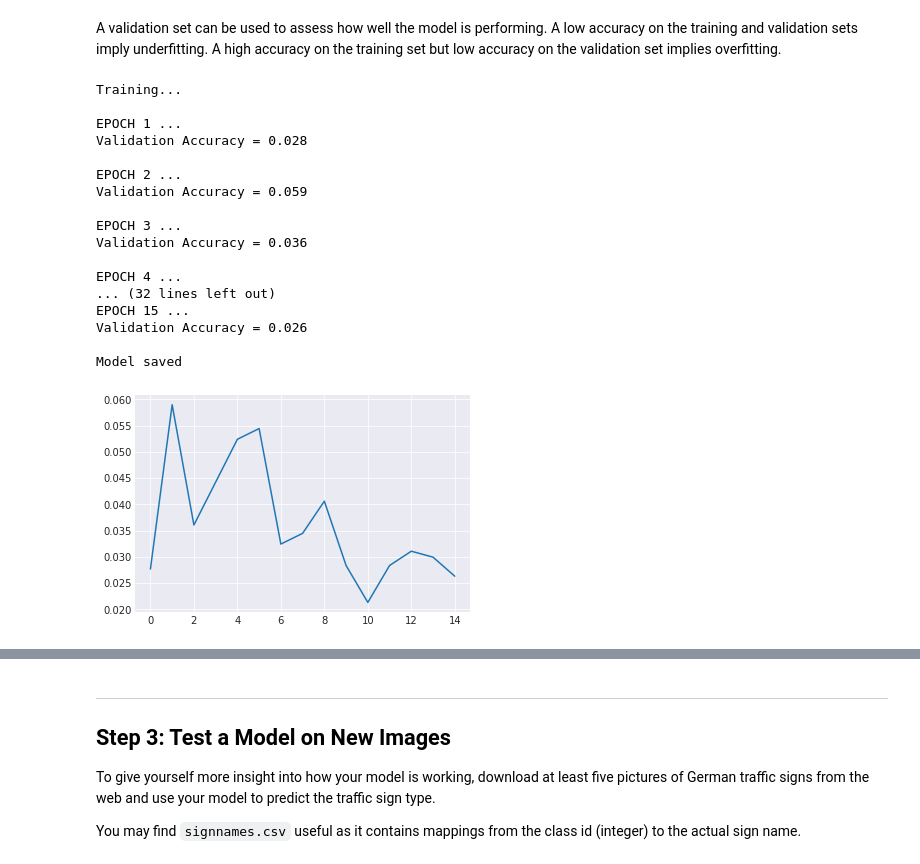
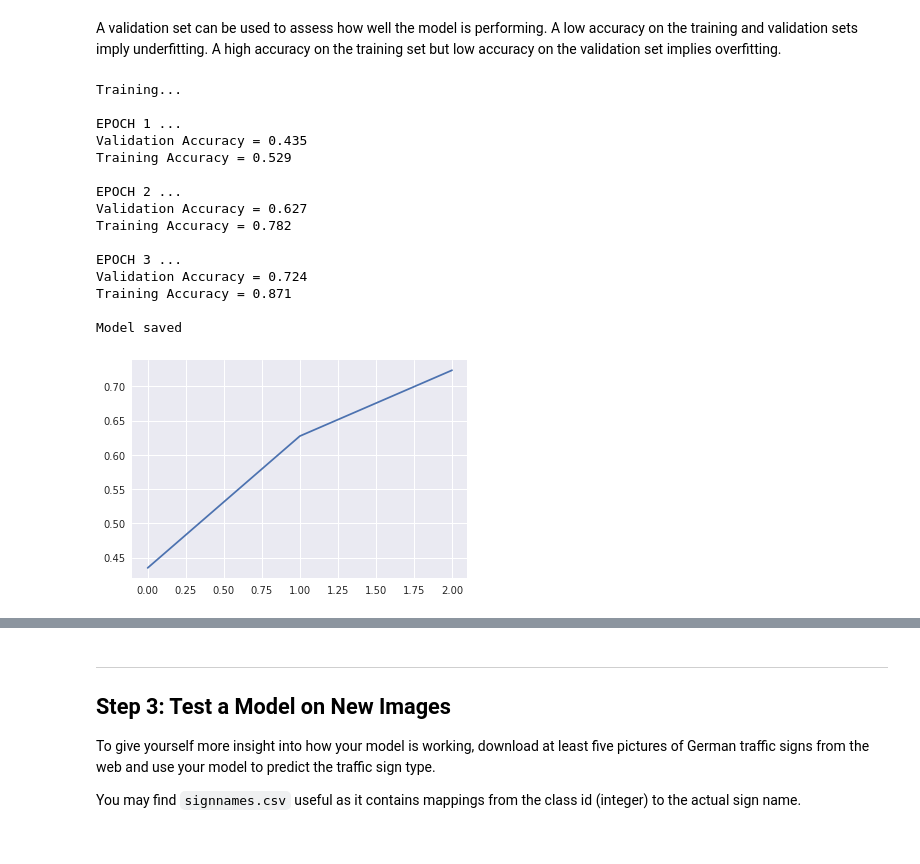
Before and after one commit to adhulipa/CarND-Traffic-Sign-Classifier-Project, a Jupyter notebook: Traffic_Sign_Classifier.ipynb, the cells around one changed output, grey strips where cells are left out. Drawn from its saved outputs; the diff is of its cells as text; code cells hidden in the pictures.

Commit message:
Defined run_session method.

```diff
--- a/Traffic_Sign_Classifier.ipynb
+++ b/Traffic_Sign_Classifier.ipynb
@@ -768,67 +757,70 @@ def evaluate(X_data, y_data):
 
 ### Train your model here.
 ### Calculate and report the accuracy on the training and validation set.
 ### Once a final model architecture is selected,
 ### the accuracy on the test set should be calculated and reported as well.
 ### Feel free to use as many code cells as needed.
 
 from IPython.display import clear_output
 import matplotlib.pyplot as plt
 import seaborn as sns
 
+def run_session(X_train, y_train, EPOCHS, BATCH_SIZE, X_valid, y_valid):
+    with tf.Session() as sess:
+        sess.run(tf.global_variables_initializer())
+        num_examples = len(X_train)
+
+        print("Training...")
+        print()
+        valid_accuracy = []
+        train_accuracy = []
+        for i in range(EPOCHS):
+            X_train, y_train = shuffle(X_train, y_train)
+            for offset in range(0, num_examples, BATCH_SIZE):
+                end = offset + BATCH_SIZE
+                # batch_x, batch_y = X_train[offset:end], y_train[offset:end]
+                batch_x, batch_y = X_train[offset:end], y_train[offset:end]
+                sess.run(training_operation, feed_dict={x: batch_x, y: batch_y})
+
+            validation_accuracy, valid_loss = evaluate(X_valid, y_valid)
+            training_accuracy, train_loss = evaluate(X_train, y_train)
+
+            valid_accuracy.append(validation_accuracy)
+            train_accuracy.append(training_accuracy)
+
+            print("EPOCH {} ...".format(i+1))
+            print("Validation Accuracy = {:.3f}".format(validation_accuracy))
+            print("Training Accuracy = {:.3f}".format(training_accuracy))
+            print()
+
+        saver.save(sess, './traffic-sign-')
+        print("Model saved")
+
+        return (train_accuracy, train_loss, valid_accuracy, valid_loss)
 
 X_valid_gray = [grayscale(image) for image in X_valid]
 X_valid_gray = np.resize(X_valid_gray, (len(X_valid_gray), 32,32,1))
 
-with tf.Session() as sess:
-    sess.run(tf.global_variables_initializer())
-    num_examples = len(X_train)
+(train_accuracy, train_loss, valid_accuracy, valid_loss) = run_session(X_train, y_train, 3, BATCH_SIZE, X_valid, y_valid)
 
-    print("Training...")
-    print()
-    valid_accuracy = []
-    train_accuracy = []
-    for i in range(EPOCHS):
-        X_train, y_train = shuffle(X_train, y_train)
-        for offset in range(0, num_examples, BATCH_SIZE):
-            end = offset + BATCH_SIZE
-            # batch_x, batch_y = X_train[offset:end], y_train[offset:end]
-            batch_x, batch_y = X_train[offset:end], y_train[offset:end]
-            sess.run(training_operation, feed_dict={x: batch_x, y: batch_y})
-
-        validation_accuracy, valid_loss = evaluate(X_valid, y_valid)
-        training_accuracy, train_loss = evaluate(X_train, y_train)
-
-        valid_accuracy.append(validation_accuracy)
-        train_accuracy.append(training_accuracy)
-
-        print("EPOCH {} ...".format(i+1))
-        print("Validation Accuracy = {:.3f}".format(validation_accuracy))
-        print("Training Accuracy = {:.3f}".format(training_accuracy))
-        print()
-
-    saver.save(sess, './traffic-sign-')
-    print("Model saved")
 
 sns.set_style("darkgrid")
 plt.plot(valid_accuracy)
 plt.show()
 # %% [output]
 Training...
 
 EPOCH 1 ...
-Validation Accuracy = 0.028
+Validation Accuracy = 0.435
+Training Accuracy = 0.529
 
 EPOCH 2 ...
-Validation Accuracy = 0.059
+Validation Accuracy = 0.627
+Training Accuracy = 0.782
 
 EPOCH 3 ...
-Validation Accuracy = 0.036
-
-EPOCH 4 ...
-... (32 lines left out)
-EPOCH 15 ...
-Validation Accuracy = 0.026
+Validation Accuracy = 0.724
+Training Accuracy = 0.871
 
 Model saved
-[figure, old version]
+[figure, new version]
```
Also changed, not shown: parts of 9 cells of this notebook.
